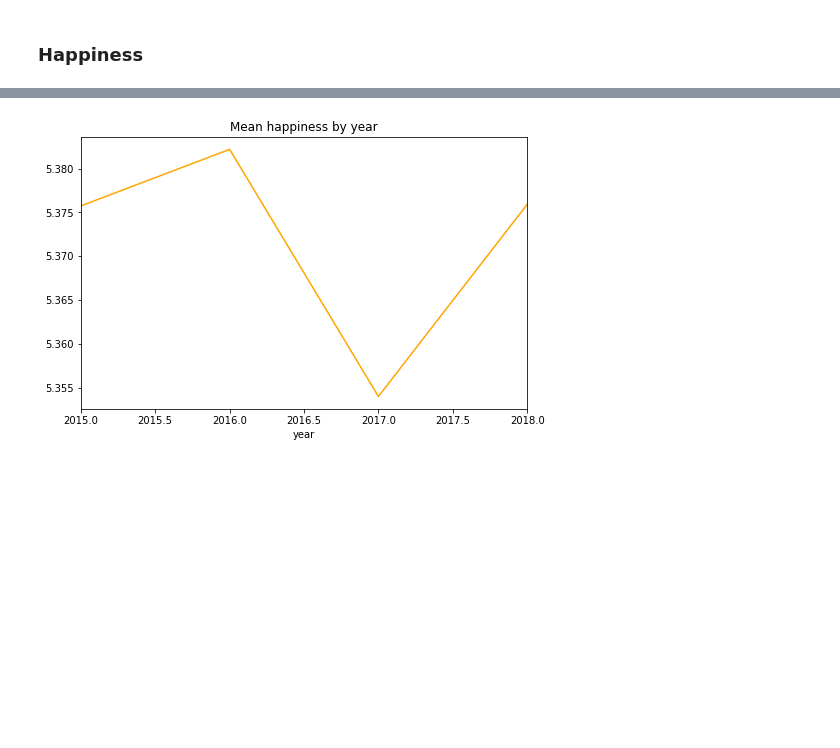
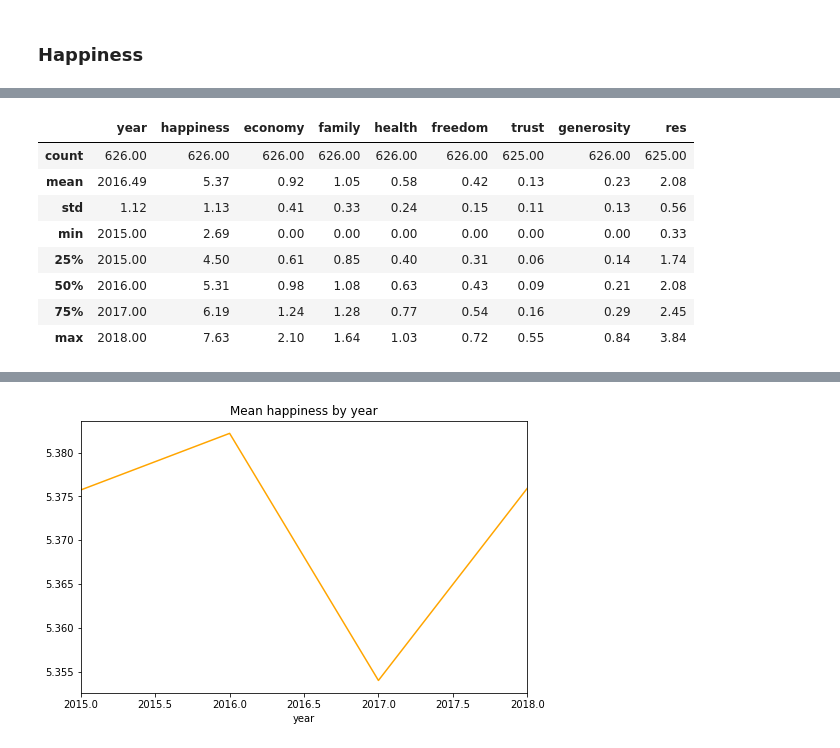
Before and after one commit to PonyCony/happy_kickstarters, a Jupyter notebook: Happy_Kickstarters.ipynb, the cells around one changed output, grey strips where cells are left out. Cells and saved outputs as stored; diff of their text form; code cells hidden in the pictures; blank space fills up the shorter version.

```diff
--- a/Happy_Kickstarters.ipynb
+++ b/Happy_Kickstarters.ipynb
@@ -295,3 +283,15 @@ hap.describe()
+# %%
+round(hap.describe(),2)
+# %% [output]
+|  | year | happiness | economy | family | health | freedom | trust | generosity | res |
+| count | 626.00 | 626.00 | 626.00 | 626.00 | 626.00 | 626.00 | 625.00 | 626.00 | 625.00 |
+| mean | 2016.49 | 5.37 | 0.92 | 1.05 | 0.58 | 0.42 | 0.13 | 0.23 | 2.08 |
+| std | 1.12 | 1.13 | 0.41 | 0.33 | 0.24 | 0.15 | 0.11 | 0.13 | 0.56 |
+| min | 2015.00 | 2.69 | 0.00 | 0.00 | 0.00 | 0.00 | 0.00 | 0.00 | 0.33 |
+| 25% | 2015.00 | 4.50 | 0.61 | 0.85 | 0.40 | 0.31 | 0.06 | 0.14 | 1.74 |
+| 50% | 2016.00 | 5.31 | 0.98 | 1.08 | 0.63 | 0.43 | 0.09 | 0.21 | 2.08 |
+| 75% | 2017.00 | 6.19 | 1.24 | 1.28 | 0.77 | 0.54 | 0.16 | 0.29 | 2.45 |
+| max | 2018.00 | 7.63 | 2.10 | 1.64 | 1.03 | 0.72 | 0.55 | 0.84 | 3.84 |
 # %%
 for y in range(2015,2019):
     print(f'\n\t\t\tБазовые статистики для {y} года')
```
Also changed, not shown: parts of 3 cells of this notebook, 1 other file.
